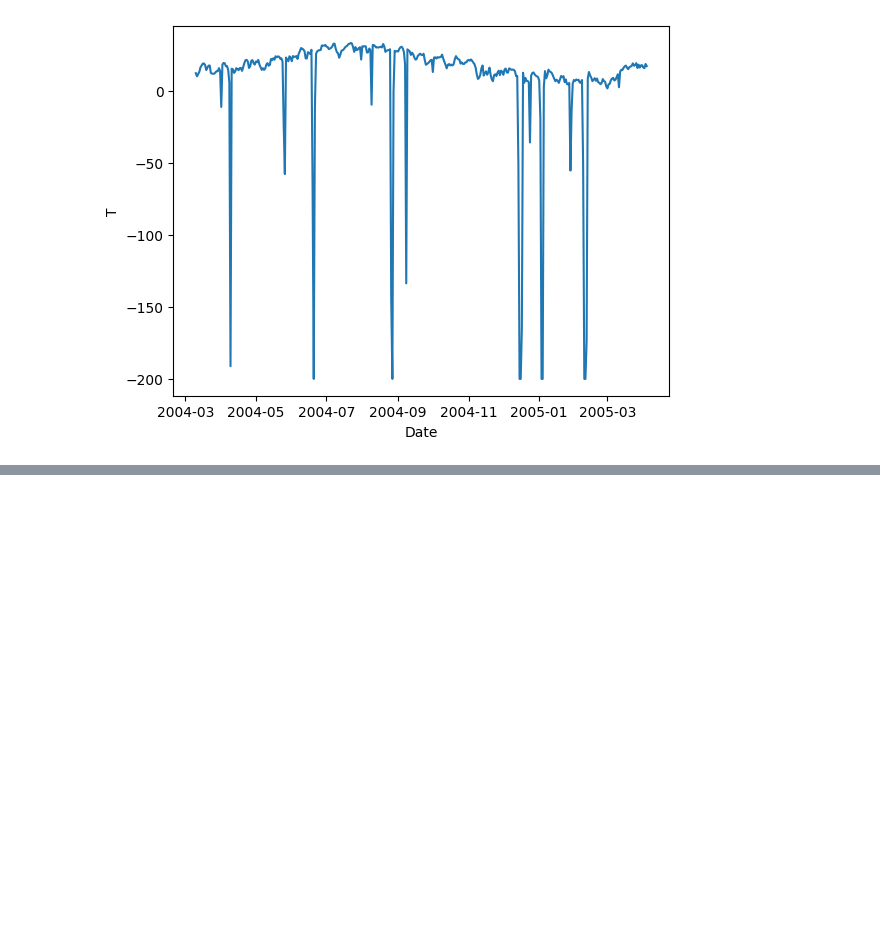
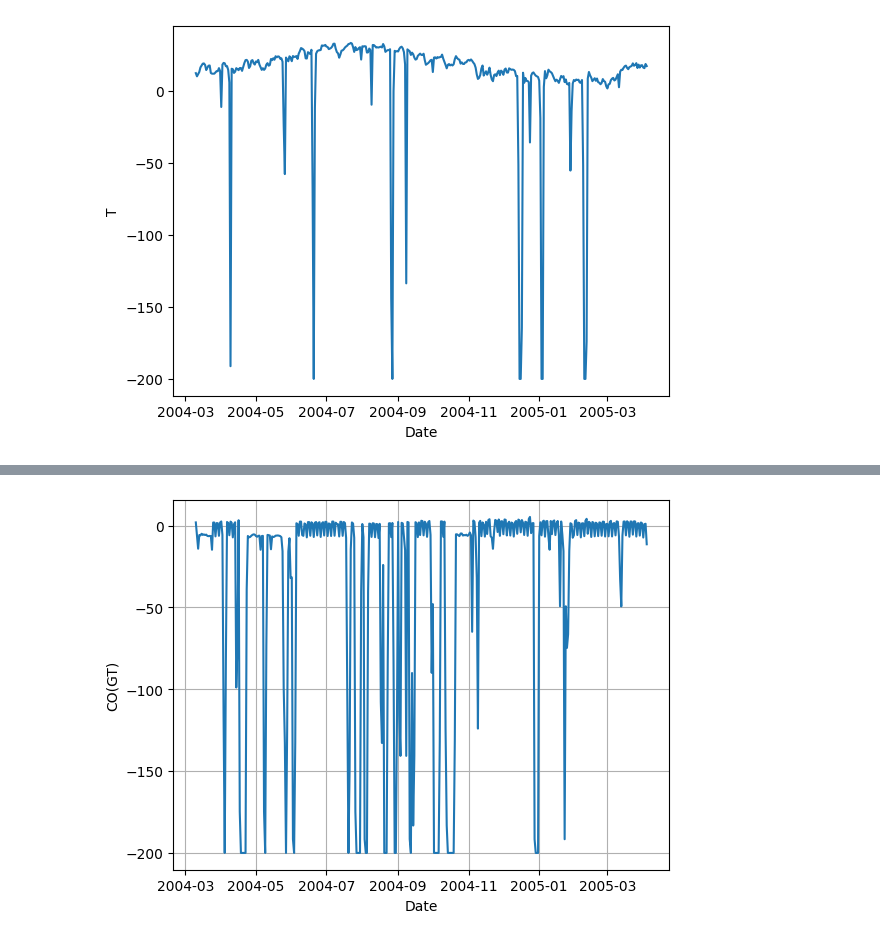
Before and after one commit to 4GeeksAcademy/utku_seyithanoglu_timeseries, a Jupyter notebook: src/explore.ipynb, the cells around one changed output, grey strips where cells are left out. Saved outputs shown, nothing was run; the diff lists cells and outputs as text; code cells hidden in the pictures; blank space fills up the shorter version.

```diff
--- a/src/explore.ipynb
+++ b/src/explore.ipynb
@@ -149,0 +161,5 @@ sns.lineplot(data=temp_df,x='Date',y='T')
+# %%
+sns.lineplot(data=temp_df,x='Date',y='CO(GT)')
+plt.grid()
+# %% [output]
+[figure, added]
```
Also changed, not shown: parts of 16 cells of this notebook.
